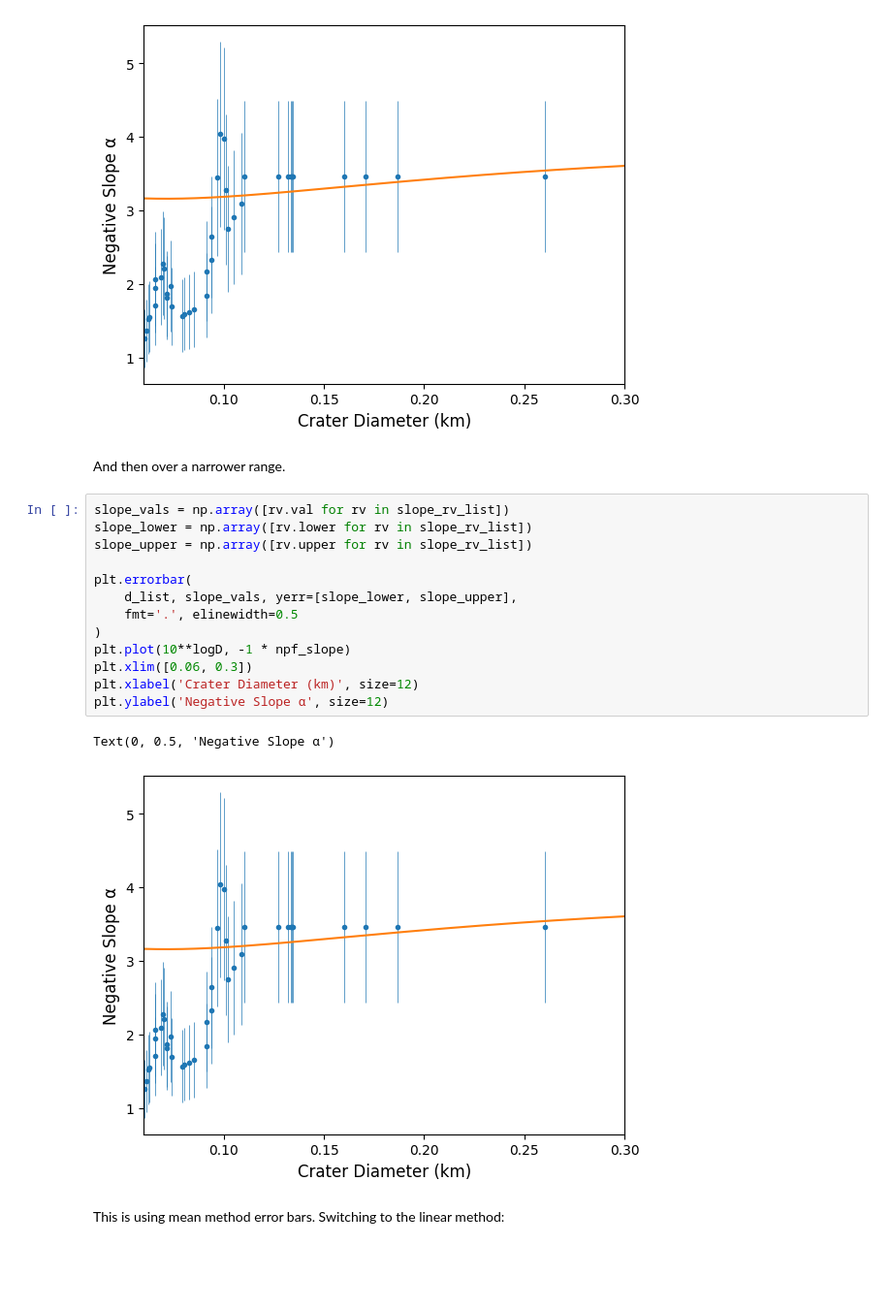
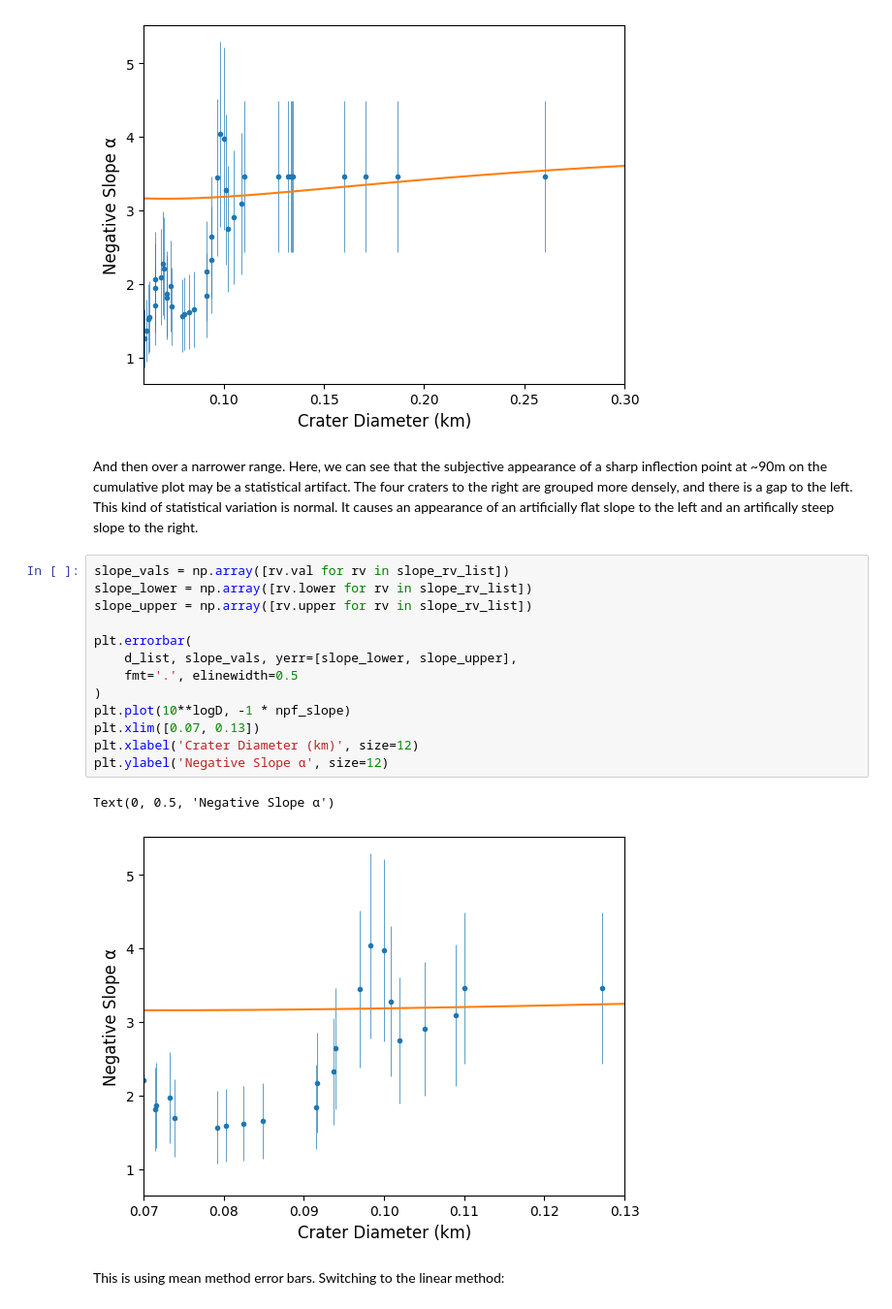
Before and after one commit to samwbell/craterdata, a Jupyter notebook: examples/age_calculation_example.ipynb, the cells around one changed output. Shown at 97% size. Drawn from its saved outputs; the diff is of its cells as text; blank space fills up the shorter version.

```diff
--- a/examples/age_calculation_example.ipynb
+++ b/examples/age_calculation_example.ipynb
@@ -102,24 +103,24 @@ plt.ylabel('Negative Slope α', size=12)
 # %% [output]
 Text(0, 0.5, 'Negative Slope α')
 [figure]
-# %% [markdown]
-And then over a narrower range.
+# %% [markdown]
+And then over a narrower range.  Here, we can see that the subjective appearance of a sharp inflection point at ~90m on the cumulative plot may be a statistical artifact.  The four craters to the right are grouped more densely, and there is a gap to the left.  This kind of statistical variation is normal.  It causes an appearance of an artificially flat slope to the left and an artifically steep slope to the right.
 # %%
 slope_vals = np.array([rv.val for rv in slope_rv_list])
 slope_lower = np.array([rv.lower for rv in slope_rv_list])
 slope_upper = np.array([rv.upper for rv in slope_rv_list])
 
 plt.errorbar(
     d_list, slope_vals, yerr=[slope_lower, slope_upper],
     fmt='.', elinewidth=0.5
 )
 plt.plot(10**logD, -1 * npf_slope)
-plt.xlim([0.06, 0.3])
+plt.xlim([0.07, 0.13])
 plt.xlabel('Crater Diameter (km)', size=12)
 plt.ylabel('Negative Slope α', size=12)
 # %% [output]
 Text(0, 0.5, 'Negative Slope α')
-[figure, old version]
+[figure, new version]
 # %% [markdown]
 This is using mean method error bars.  Switching to the linear method:
 # %%
```
Also changed, not shown: parts of 12 cells of this notebook, 2 other files.
